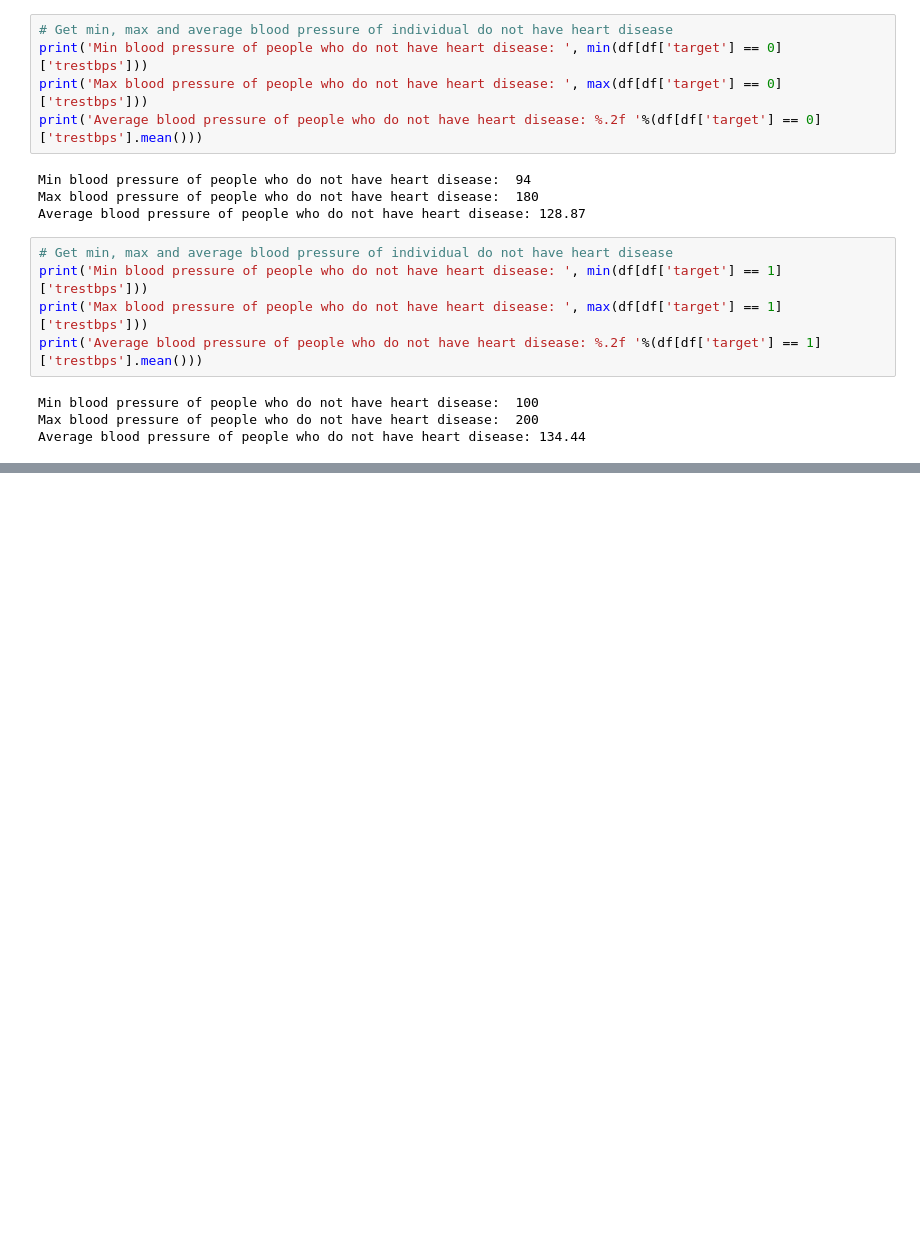
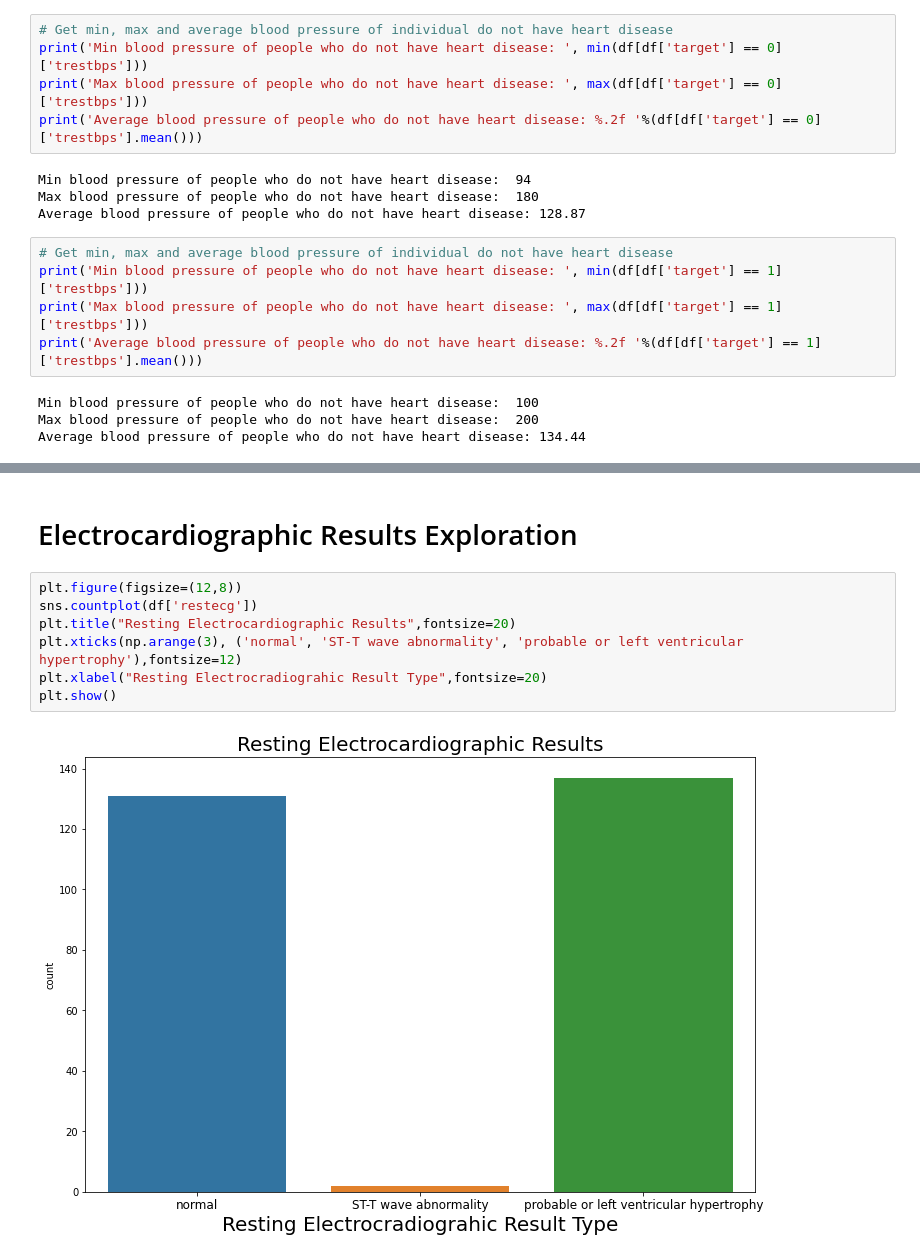
Before and after one commit to Parag18081994/Ghost, a Jupyter notebook: Python/Practise/2021/KNN/KNN_git_heart.ipynb, the cells around one changed output, grey strips where cells are left out. Saved outputs shown, nothing was run; the diff lists cells and outputs as text; blank space fills up the shorter version.

```diff
--- a/Python/Practise/2021/KNN/KNN_git_heart.ipynb
+++ b/Python/Practise/2021/KNN/KNN_git_heart.ipynb
@@ -336,0 +358,11 @@ sns.distplot(ax=axes[1],a=df[df['target'] == 1]['trestbps'])
+# %% [markdown]
+# Electrocardiographic Results Exploration
+# %%
+plt.figure(figsize=(12,8))
+sns.countplot(df['restecg'])
+plt.title("Resting Electrocardiographic Results",fontsize=20)
+plt.xticks(np.arange(3), ('normal', 'ST-T wave abnormality', 'probable or left ventricular hypertrophy'),fontsize=12)
+plt.xlabel("Resting Electrocradiograhic Result Type",fontsize=20)
+plt.show()
+# %% [output]
+[figure, added]
```
Also changed, not shown: parts of 13 cells of this notebook.
